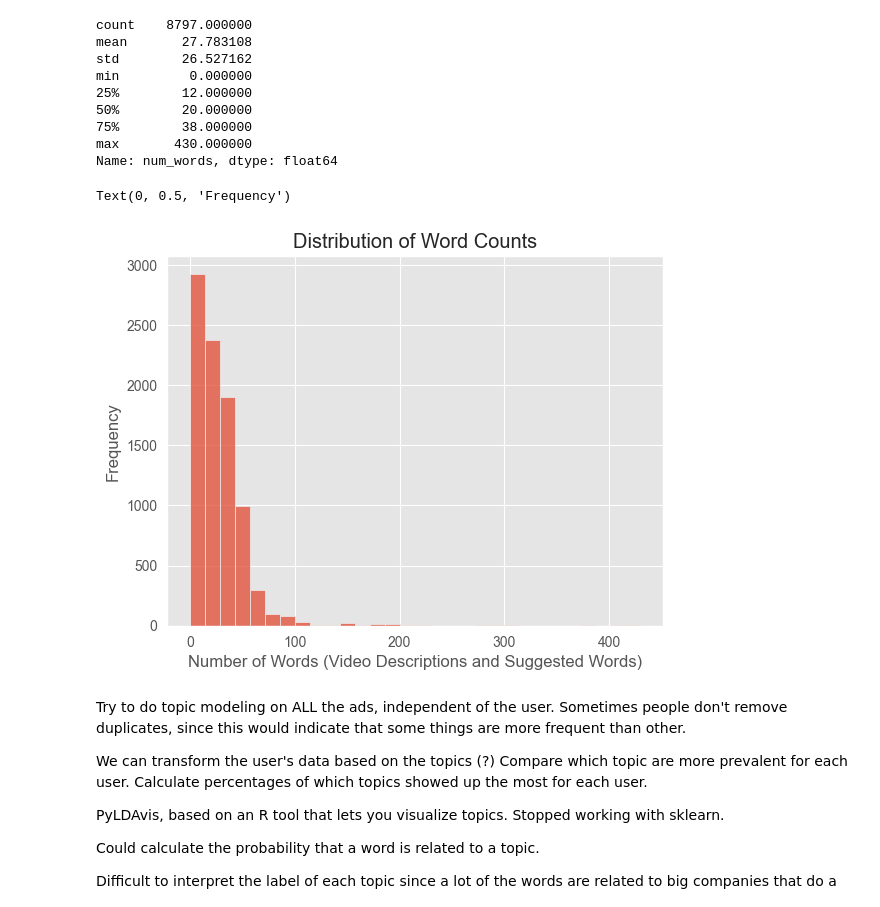
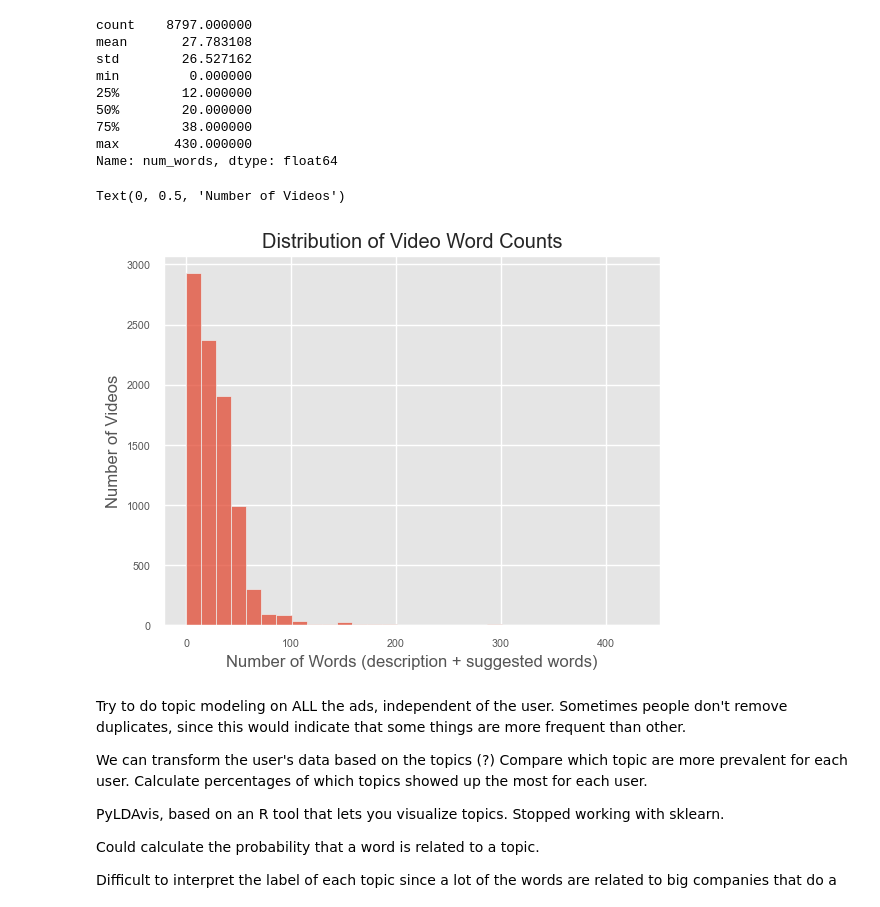
Before and after one commit to Dorajyl/CS315_FinalProject, a Jupyter notebook: ad_exploration.ipynb, the cells around one changed output. Drawn from its saved outputs; the diff is of its cells as text; code cells hidden in the pictures.

```diff
--- a/ad_exploration.ipynb
+++ b/ad_exploration.ipynb
@@ -1048,13 +1059,13 @@ Name: num_words, dtype: float64
 # %%
 # See the distribution of number of words
 sns.histplot(data=ad_text,x='num_words',bins=30)
 plt.style.use('ggplot')
-plt.title('Distribution of Word Counts')
-plt.xlabel('Number of Words (Video Descriptions and Suggested Words)')
-plt.ylabel('Frequency')
+plt.title('Distribution of Video Word Counts')
+plt.xlabel('Number of Words (description + suggested words)')
+plt.ylabel('Number of Videos')
 # %% [output]
-Text(0, 0.5, 'Frequency')
+Text(0, 0.5, 'Number of Videos')
-[figure, old version]
+[figure, new version]
 # %% [markdown]
 Try to do topic modeling on ALL the ads, independent of the user.
 Sometimes people don't remove duplicates, since this would indicate that some things are more frequent than other.
```
Also changed, not shown: parts of 23 cells of this notebook.
